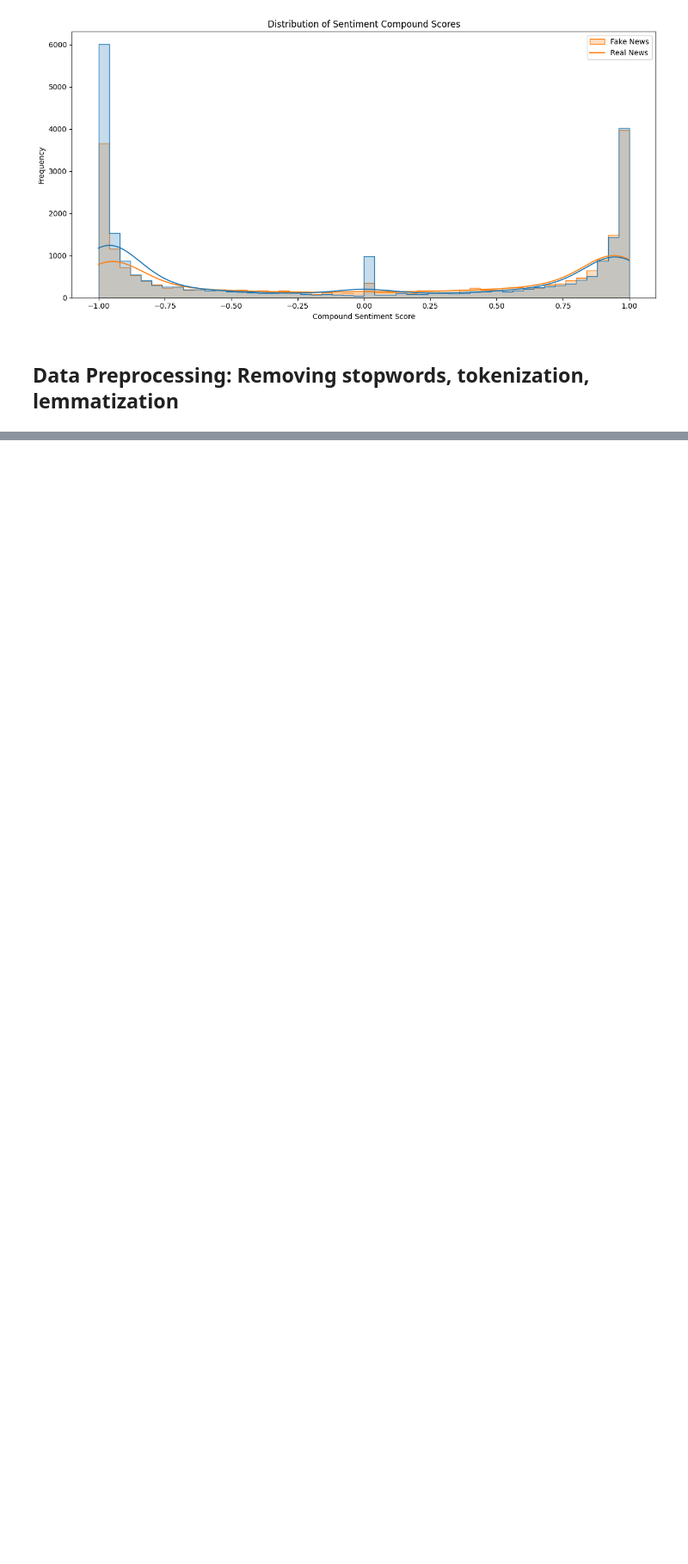
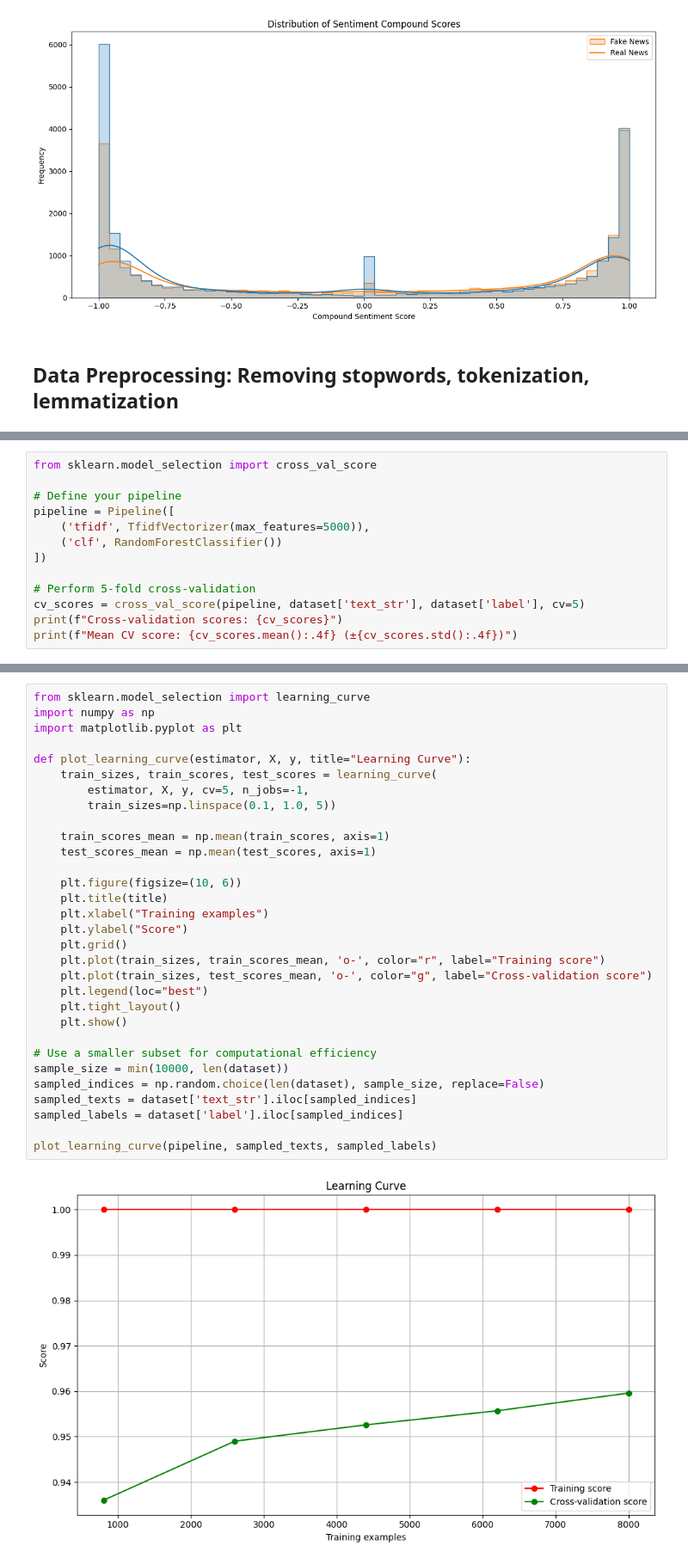
Before and after one commit to ramcav/factos_api, a Jupyter notebook: notebooks/preprocessing.ipynb, the cells around one changed output, grey strips where cells are left out. Shown at 86% size. Drawn from its saved outputs; the diff is of its cells as text; blank space fills up the shorter version.

Commit message:
initial models

```diff
--- a/notebooks/preprocessing.ipynb
+++ b/notebooks/preprocessing.ipynb
@@ -257,0 +319,13 @@ dataset.head()
+# %%
+from sklearn.model_selection import cross_val_score
+
+# Define your pipeline
+pipeline = Pipeline([
+    ('tfidf', TfidfVectorizer(max_features=5000)),
+    ('clf', RandomForestClassifier())
+])
+
+# Perform 5-fold cross-validation
+cv_scores = cross_val_score(pipeline, dataset['text_str'], dataset['label'], cv=5)
+print(f"Cross-validation scores: {cv_scores}")
+print(f"Mean CV score: {cv_scores.mean():.4f} (±{cv_scores.std():.4f})")
@@ -257,0 +335,33 @@ dataset.head()
+# %%
+from sklearn.model_selection import learning_curve
+import numpy as np
+import matplotlib.pyplot as plt
+
+def plot_learning_curve(estimator, X, y, title="Learning Curve"):
+    train_sizes, train_scores, test_scores = learning_curve(
+        estimator, X, y, cv=5, n_jobs=-1,
+        train_sizes=np.linspace(0.1, 1.0, 5))
+
+    train_scores_mean = np.mean(train_scores, axis=1)
+    test_scores_mean = np.mean(test_scores, axis=1)
+
+    plt.figure(figsize=(10, 6))
+    plt.title(title)
+    plt.xlabel("Training examples")
+    plt.ylabel("Score")
+    plt.grid()
+    plt.plot(train_sizes, train_scores_mean, 'o-', color="r", label="Training score")
+    plt.plot(train_sizes, test_scores_mean, 'o-', color="g", label="Cross-validation score")
+    plt.legend(loc="best")
+    plt.tight_layout()
+    plt.show()
+
+# Use a smaller subset for computational efficiency
+sample_size = min(10000, len(dataset))
+sampled_indices = np.random.choice(len(dataset), sample_size, replace=False)
+sampled_texts = dataset['text_str'].iloc[sampled_indices]
+sampled_labels = dataset['label'].iloc[sampled_indices]
+
+plot_learning_curve(pipeline, sampled_texts, sampled_labels)
+# %% [output]
+[figure, added]
```
Also changed, not shown: parts of 16 cells of this notebook, 6 other files.
